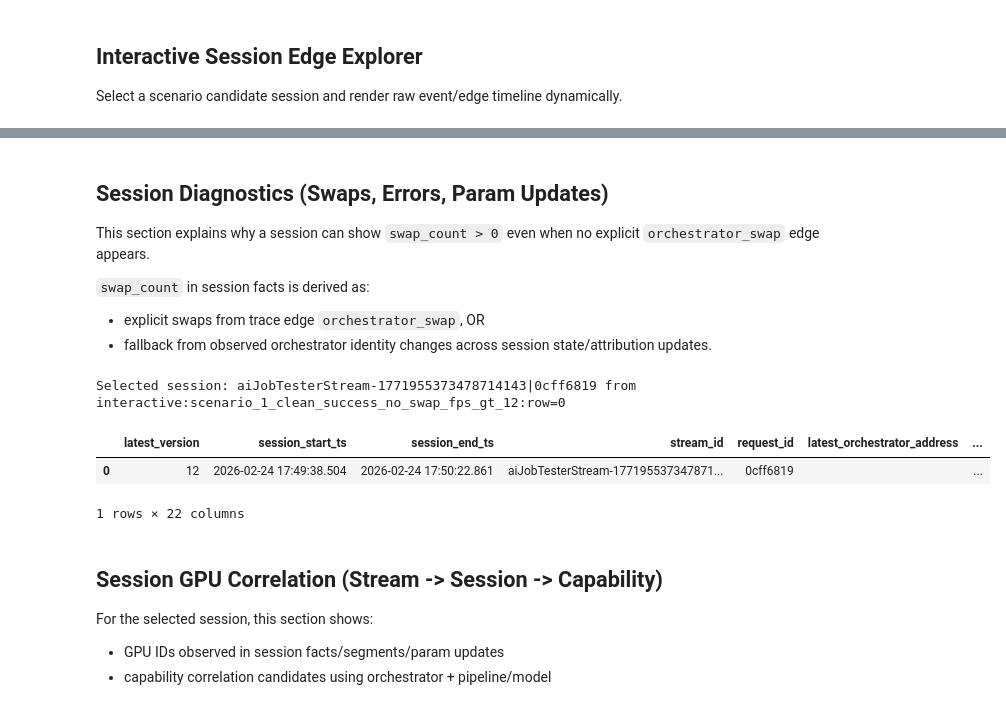
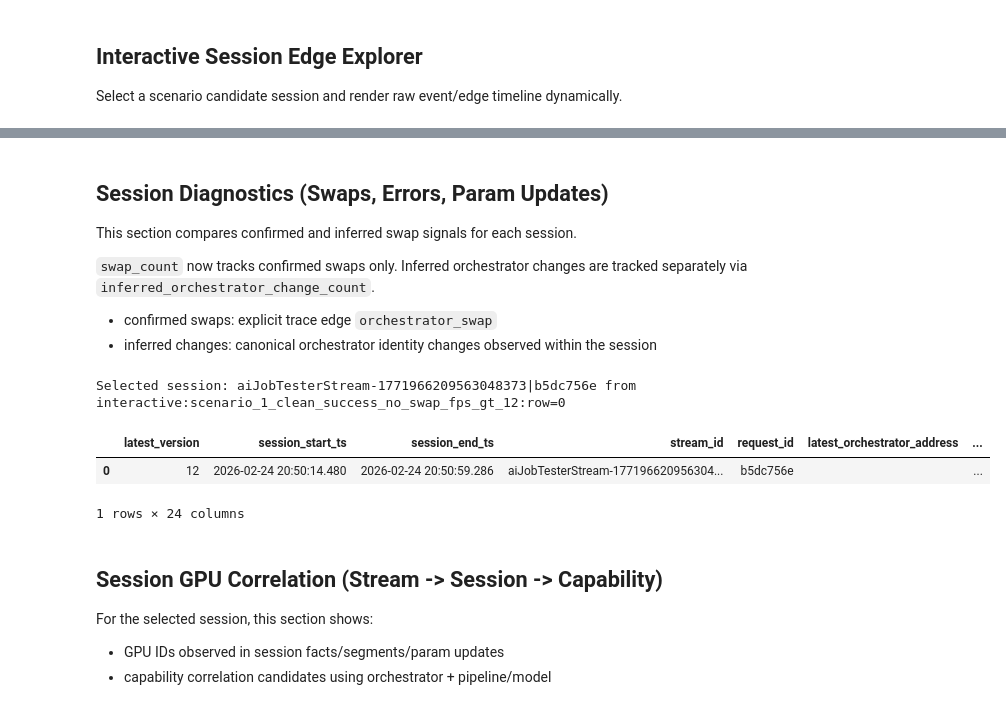
Before and after one commit to Cloud-SPE/livepeer-naap-analytics, a Jupyter notebook: docs/reports/notebook/FLINK_DATA_TRACE_AND_INTEGRATION_TESTS.ipynb, the cells around one changed output, grey strips where cells are left out. Drawn from its saved outputs; the diff is of its cells as text; code cells hidden in the pictures.

```diff
--- a/docs/reports/notebook/FLINK_DATA_TRACE_AND_INTEGRATION_TESTS.ipynb
+++ b/docs/reports/notebook/FLINK_DATA_TRACE_AND_INTEGRATION_TESTS.ipynb
@@ -837,18 +1225,18 @@ Dropdown(description='Session:', layout=Layout(width='95%'), options=(('scenario
 # %% [markdown]
 ## Session Diagnostics (Swaps, Errors, Param Updates)
 
-This section explains why a session can show `swap_count > 0` even when no explicit `orchestrator_swap` edge appears.
+This section compares confirmed and inferred swap signals for each session.
 
-`swap_count` in session facts is derived as:
-- explicit swaps from trace edge `orchestrator_swap`, OR
-- fallback from observed orchestrator identity changes across session state/attribution updates.
+`swap_count` now tracks confirmed swaps only. Inferred orchestrator changes are tracked separately via `inferred_orchestrator_change_count`.
+- confirmed swaps: explicit trace edge `orchestrator_swap`
+- inferred changes: canonical orchestrator identity changes observed within the session
 # %%
 def resolve_selected_session() -> tuple[str | None, str | None]:
     if 'session_picker' in globals():
         selected = getattr(session_picker, 'value', None)
         if selected:
-            if isinstance(selected, tuple) and len(selected) == 3:
-                scenario_name, row_idx, sid = selected
+            if isinstance(selected, tuple) and len(selected) >= 3:
+                scenario_name, row_idx, sid = selected[:3]
                 return str(sid), f"interactive:{scenario_name}:row={row_idx}"
             return str(selected), 'interactive'
 
@@ -869,7 +1257,7 @@ def resolve_selected_session() -> tuple[str | None, str | None]:
 selected_session_id, selected_source = resolve_selected_session()
 print('Selected session:', selected_session_id, 'from', selected_source)
 # %% [output]
-Selected session: aiJobTesterStream-1771955373478714143|0cff6819 from interactive:scenario_1_clean_success_no_swap_fps_gt_12:row=0
+Selected session: aiJobTesterStream-1771966209563048373|b5dc756e from interactive:scenario_1_clean_success_no_swap_fps_gt_12:row=0
 # %%
 if selected_session_id:
     diagnostics_sql = """
@@ -902,6 +1290,36 @@ if selected_session_id:
         FROM livepeer_analytics.fact_stream_trace_edges
         WHERE workflow_session_id = sid
       ),
+      typed_trace_counts AS
+      (
+        SELECT
+          countIf(trace_type = 'orchestrator_swap') AS typed_explicit_swap_edges,
+          uniqExactIf(orchestrator_address, orchestrator_address != '') AS typed_trace_orchestrators_seen
+        FROM livepeer_analytics.stream_trace_events
+        WHERE
+        (
+          (
+            (SELECT request_id FROM latest_session) != ''
+            AND (SELECT stream_id FROM latest_session) != ''
+            AND request_id = (SELECT request_id FROM latest_session)
+            AND stream_id = (SELECT stream_id FROM latest_session)
+          )
+          OR
+          (
+            (SELECT request_id FROM latest_session) != ''
+            AND (SELECT stream_id FROM latest_session) = ''
+            AND request_id = (SELECT request_id FROM latest_session)
+          )
+          OR
+          (
+            (SELECT request_id FROM latest_session) = ''
+            AND (SELECT stream_id FROM latest_session) != ''
+            AND stream_id = (SELECT stream_id FROM latest_session)
+          )
+        )
+          AND event_timestamp >= {from_ts:DateTime64(3)}
+          AND event_timestamp < {to_ts:DateTime64(3)}
+      ),
       segment_counts AS
       (
         SELECT
@@ -916,8 +1334,27 @@ if selected_session_id:
           countIf(event_type = 'error') AS raw_error_events,
           countIf(event_type = 'params_update') AS raw_params_update_events
         FROM livepeer_analytics.ai_stream_events
-        WHERE (request_id = (SELECT request_id FROM latest_session)
-           OR stream_id = (SELECT stream_id FROM latest_session))
+        WHERE
+        (
+          (
+            (SELECT request_id FROM latest_session) != ''
+            AND (SELECT stream_id FROM latest_session) != ''
+            AND request_id = (SELECT request_id FROM latest_session)
+            AND stream_id = (SELECT stream_id FROM latest_session)
+          )
+          OR
+          (
+            (SELECT request_id FROM latest_session) != ''
+            AND (SELECT stream_id FROM latest_session) = ''
+            AND request_id = (SELECT request_id FROM latest_session)
+          )
+          OR
+          (
+            (SELECT request_id FROM latest_session) = ''
+            AND (SELECT stream_id FROM latest_session) != ''
+            AND stream_id = (SELECT stream_id FROM latest_session)
+          )
+        )
           AND event_timestamp >= {from_ts:DateTime64(3)}
           AND event_timestamp < {to_ts:DateTime64(3)}
       ),
@@ -945,35 +1382,38 @@ if selected_session_id:
       latest_session.known_stream,
       latest_session.startup_success,
       latest_session.startup_excused,
       latest_session.startup_unexcused,
       latest_session.fact_swap_count,
       trace_counts.explicit_swap_edges,
       trace_counts.trace_orchestrators_seen,
+      typed_trace_counts.typed_explicit_swap_edges,
+      typed_trace_counts.typed_trace_orchestrators_seen,
       segment_counts.segment_rows,
       segment_counts.segment_orchestrators_seen,
       ai_counts.raw_error_events,
       latest_session.fact_error_count,
       latest_session.fact_excusable_error_count,
       ai_counts.raw_params_update_events,
       param_fact.fact_param_update_rows,
       session_versions.session_rows_all_versions,
       session_versions.session_orchestrators_seen_across_versions
     FROM latest_session
     CROSS JOIN trace_counts
+    CROSS JOIN typed_trace_counts
     CROSS JOIN segment_counts
     CROSS JOIN ai_counts
     CROSS JOIN param_fact
     CROSS JOIN session_versions
     """
 
     diagnostics_df = query_df(diagnostics_sql, {**params, 'sid': selected_session_id})
     display(diagnostics_df)
 else:
     print('No session available in this window.')
 # %% [output]
 |  | latest_version | session_start_ts | session_end_ts | stream_id | request_id | latest_orchestrator_address | ... |
-| 0 | 12 | 2026-02-24 17:49:38.504 | 2026-02-24 17:50:22.861 | aiJobTesterStream-177195537347871... | 0cff6819 |  | ... |
+| 0 | 12 | 2026-02-24 20:50:14.480 | 2026-02-24 20:50:59.286 | aiJobTesterStream-177196620956304... | b5dc756e |  | ... |
-1 rows × 22 columns
+1 rows × 24 columns
 # %% [markdown]
 ## Session GPU Correlation (Stream -> Session -> Capability)
 For the selected session, this section shows:
```
Also changed, not shown: parts of 14 cells of this notebook, 58 other files.
